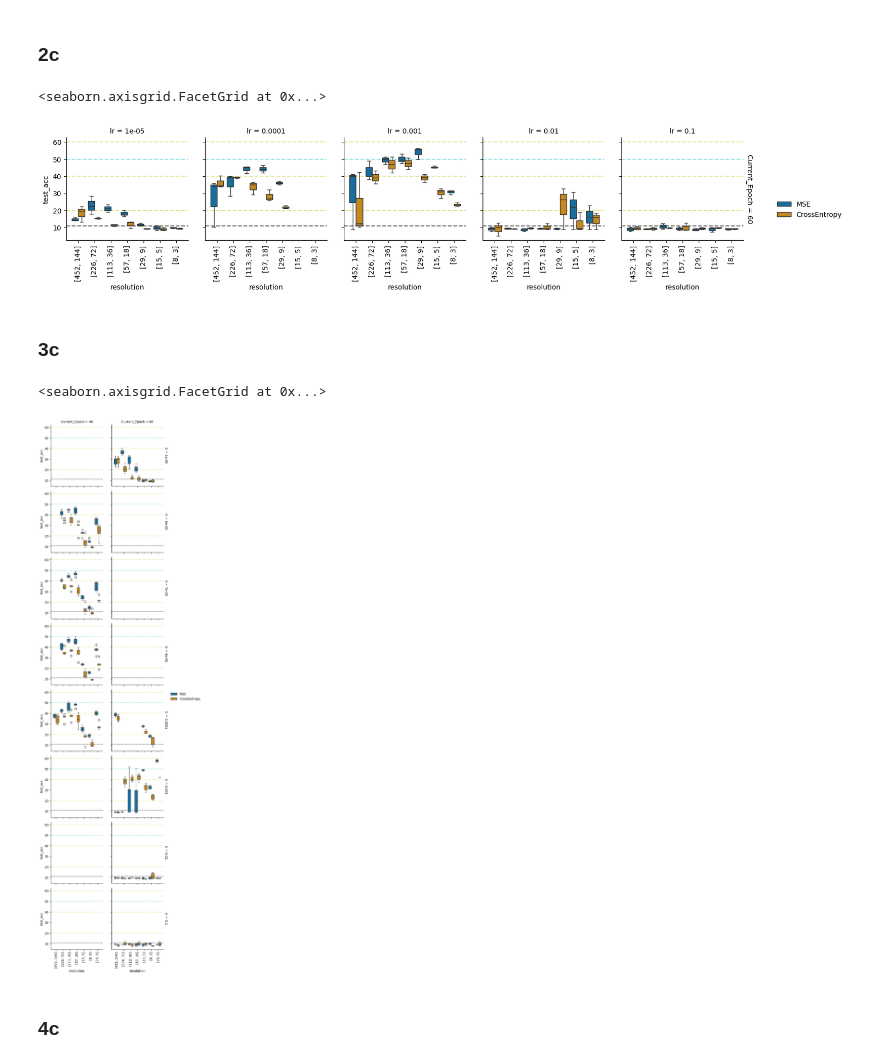
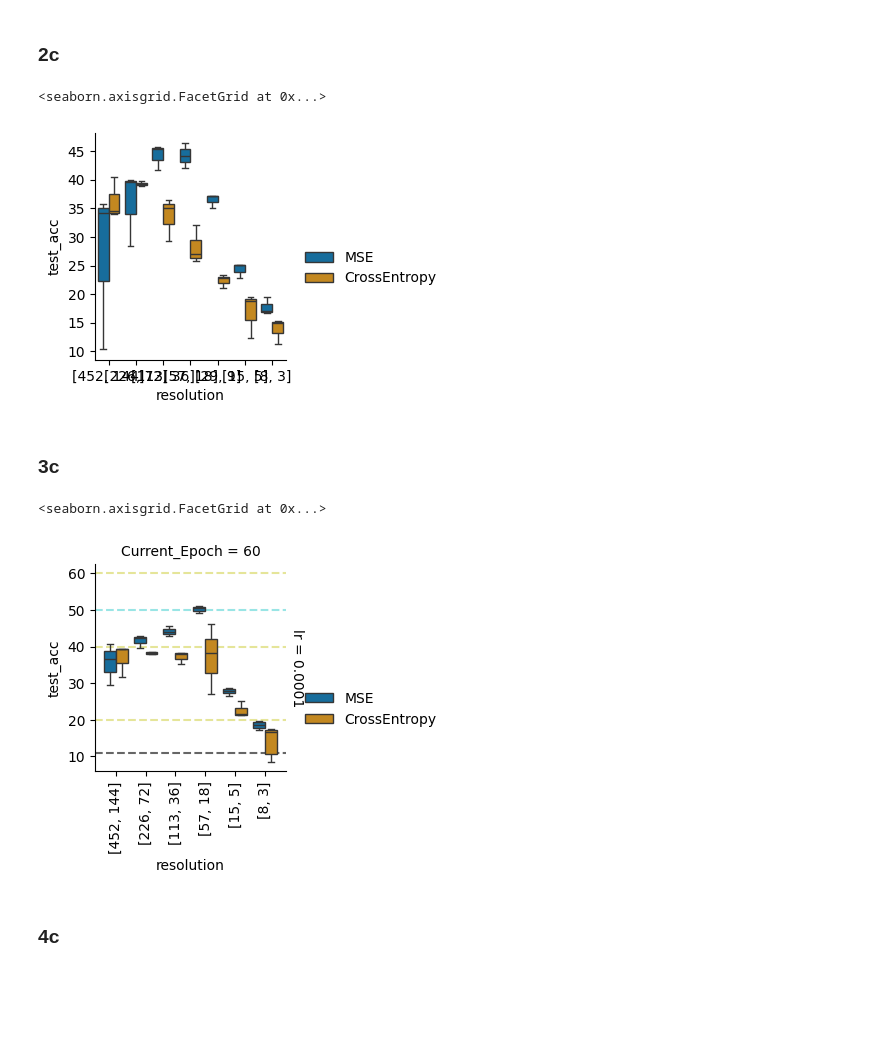
Before and after one commit to Naybellez/antvis, a Jupyter notebook: optics/Captains_Log/CaptainsLog_startdate_030625.ipynb, the cells around one changed output. Cells and saved outputs as stored; diff of their text form; code cells hidden in the pictures; blank space fills up the shorter version.

Commit message:
talked to cluade, have new version of kemal code should be more efficient. other models still running. made some updated graphs in captains log. made new log for this week.

```diff
--- a/optics/Captains_Log/CaptainsLog_startdate_030625.ipynb
+++ b/optics/Captains_Log/CaptainsLog_startdate_030625.ipynb
@@ -109,11 +109,13 @@ file_path_b_2c2l_22672_3 = r'.././res_big_loop_saves/models/batch/2c2l/2c2l_[226
 file_path_b_2c2l_11336_1 = r'.././res_big_loop_saves/models/batch/2c2l/2c2l_[113, 36]_2024-04-24.csv'
 file_path_b_2c2l_11336_2 = r'.././res_big_loop_saves/models/batch/2c2l/2c2l_[113, 36]_2024-05-22.csv'
 file_path_b_2c2l_11336_3 = r'.././res_big_loop_saves/models/batch/2c2l/2c2l_[113, 36]_2024-06-03.csv'
+file_path_b_2c2l_11336_4 = r'.././res_big_loop_saves/models/batch/2c2l/2c2l_[113, 36]_2024-06-06.csv'
 
 
 file_path_b_2c2l_5718 = r'.././res_big_loop_saves/models/batch/2c2l/2c2l_[57, 18]_2024-04-24.csv'
 file_path_b_2c2l_5718_2 = r'.././res_big_loop_saves/models/batch/2c2l/2c2l_[57, 18]_2024-05-22.csv'
 file_path_b_2c2l_5718_3 = r'.././res_big_loop_saves/models/batch/2c2l/2c2l_[57, 18]_2024-06-03.csv'
+file_path_b_2c2l_5718_4 = r'.././res_big_loop_saves/models/batch/2c2l/2c2l_[57, 18]_2024-06-06.csv'
 
 
 file_path_b_2c2l_299 = r'.././res_big_loop_saves/models/batch/2c2l/2c2l_[29, 9]_2024-04-24.csv'
@@ -122,10 +124,12 @@ file_path_b_2c2l_299_3 =  r'.././res_big_loop_saves/models/batch/2c2l/2c2l_[29,
 
 file_path_b_2c2l_155 = r'.././res_big_loop_saves/models/batch/2c2l/2c2l_[15, 5]_2024-04-24.csv'
 file_path_b_2c2l_155_2 =  r'.././res_big_loop_saves/models/batch/2c2l/2c2l_[15, 5]_2024-05-22.csv'
+file_path_b_2c2l_155_3 =  r'.././res_big_loop_saves/models/batch/2c2l/2c2l_[15, 5]_2024-06-03.csv'
 
 
 file_path_b_2c2l_83 = r'.././res_big_loop_saves/models/batch/2c2l/2c2l_[8, 3]_2024-04-24.csv'
 file_path_b_2c2l_83_2 = r'.././res_big_loop_saves/models/batch/2c2l/2c2l_[8, 3]_2024-05-22.csv'
+file_path_b_2c2l_83_3 = r'.././res_big_loop_saves/models/batch/2c2l/2c2l_[8, 3]_2024-06-03.csv'
 
 
 
@@ -149,15 +153,16 @@ df_b_2c2l_22672 = df_b_2c2l_22672.fillna(0)
 df_b_2c2l_11336_1 = pd.read_csv(file_path_b_2c2l_11336_1)
 df_b_2c2l_11336_2 = pd.read_csv(file_path_b_2c2l_11336_2)
 df_b_2c2l_11336_3 = pd.read_csv(file_path_b_2c2l_11336_3)
-df_b_2c2l_11336 = pd.concat([df_b_2c2l_11336_1, df_b_2c2l_11336_2, df_b_2c2l_11336_3], ignore_index=True)
-
+df_b_2c2l_11336_4 = pd.read_csv(file_path_b_2c2l_11336_4)
+df_b_2c2l_11336 = pd.concat([df_b_2c2l_11336_1, df_b_2c2l_11336_2, df_b_2c2l_11336_3,df_b_2c2l_11336_4], ignore_index=True)
 df_b_2c2l_11336 = df_b_2c2l_11336.drop_duplicates(subset=None, keep='first', inplace=False, ignore_index=True)
 df_b_2c2l_11336 = df_b_2c2l_11336.fillna(0)
 
 df_b_2c2l_5718_1 = pd.read_csv(file_path_b_2c2l_5718)
 df_b_2c2l_5718_2 = pd.read_csv(file_path_b_2c2l_5718_2)
 df_b_2c2l_5718_3 = pd.read_csv(file_path_b_2c2l_5718_3)
-df_b_2c2l_5718 = pd.concat([df_b_2c2l_5718_1, df_b_2c2l_5718_2, df_b_2c2l_5718_3], ignore_index=True)
+df_b_2c2l_5718_4 = pd.read_csv(file_path_b_2c2l_5718_4)
+df_b_2c2l_5718 = pd.concat([df_b_2c2l_5718_1, df_b_2c2l_5718_2, df_b_2c2l_5718_3, df_b_2c2l_5718_4], ignore_index=True)
 
 df_b_2c2l_5718 = df_b_2c2l_5718.drop_duplicates(subset=None, keep='first', inplace=False, ignore_index=True)
 df_b_2c2l_5718 = df_b_2c2l_5718.fillna(0)
@@ -172,14 +177,16 @@ df_b_2c2l_299 = df_b_2c2l_299.fillna(0)
 
 df_b_2c2l_155_1 = pd.read_csv(file_path_b_2c2l_155)
 df_b_2c2l_155_2 = pd.read_csv(file_path_b_2c2l_155_2)
-df_b_2c2l_155 = pd.concat([df_b_2c2l_155_1, df_b_2c2l_155_2], ignore_index=True)
+df_b_2c2l_155_3 = pd.read_csv(file_path_b_2c2l_155_3)
+df_b_2c2l_155 = pd.concat([df_b_2c2l_155_1, df_b_2c2l_155_2,df_b_2c2l_155_3], ignore_index=True)
 
 df_b_2c2l_155 = df_b_2c2l_155.drop_duplicates(subset=None, keep='first', inplace=False, ignore_index=True)
 df_b_2c2l_155 = df_b_2c2l_155.fillna(0)
 
 df_b_2c2l_83_1 = pd.read_csv(file_path_b_2c2l_83)
 df_b_2c2l_83_2 = pd.read_csv(file_path_b_2c2l_83_2)
-df_b_2c2l_83 = pd.concat([df_b_2c2l_83_1, df_b_2c2l_83_2], ignore_index=True)
+df_b_2c2l_83_3 = pd.read_csv(file_path_b_2c2l_83_3)
+df_b_2c2l_83 = pd.concat([df_b_2c2l_83_1, df_b_2c2l_83_2, df_b_2c2l_83_3], ignore_index=True)
 
 df_b_2c2l_83 = df_b_2c2l_83.drop_duplicates(subset=None, keep='first', inplace=False, ignore_index=True)
 df_b_2c2l_83 = df_b_2c2l_83.fillna(0)
@@ -188,24 +195,25 @@ fir_2c2l = pd.concat([df_b_2c2l_452144, df_b_2c2l_22672, df_b_2c2l_11336, df_b_2
 # remove wd and ched vals
 df_all_b_2c = fir_2c2l[(fir_2c2l['wd']==0)&(fir_2c2l['scheduler value']==0)]
 # %%
+df_all_b_2c_1e4 = df_all_b_2c[(df_all_b_2c['lr'] == 1e-4)&(df_all_b_2c['Current_Epoch']==60)]
 
-g= sns.FacetGrid(df_all_b_2c,col='lr', row= "Current_Epoch", margin_titles=True, legend_out=True)
+g= sns.FacetGrid(df_all_b_2c_1e4, margin_titles=True, legend_out=True) #col='lr',  row= "Current_Epoch",
 
-g.map(sns.boxplot, "resolution", "test_acc", hue=df_all_b_2c["loss_fn"], palette="colorblind")
+g.map(sns.boxplot, "resolution", "test_acc", hue=df_all_b_2c_1e4["loss_fn"], palette="colorblind")
 
 for ax in g.axes_dict.values():
     g.tick_params(axis='x', rotation=90)
     ax.axline((0, 11), slope=0, c="0.4", ls="--", zorder=0)
     ax.axline((0, 50), slope=0, c=("c",0.4), ls="--", zorder=0)
     #ax.axline((0, 50), slope=0, c=("c", 0.2), ls="--", zorder=0)
     ax.axline((0, 20), slope=0, c=("y",0.4), ls="--", zorder=0)
     ax.axline((0, 40), slope=0, c=("y",0.4), ls="--", zorder=0)
     ax.axline((0, 60), slope=0, c=("y",0.4), ls="--", zorder=0)
 
 g.add_legend()
 # %% [output]
 <seaborn.axisgrid.FacetGrid at 0x...>
-[figure, old version]
+[figure, new version]
 # %% [markdown]
 ### 3c
 # %%
@@ -275,10 +289,11 @@ df_fir_3c_sameparams1 = fir_3x_al[(fir_3x_al['wd']==0)&(fir_3x_al['scheduler val
 
 df_all_b_3c = pd.concat([df_3c_sameparams1, df_fir_3c_sameparams1], ignore_index=True)
 # %%
+df_all_b_3c_e4 = df_all_b_3c[(df_all_b_3c['lr']==1e-4)&(df_all_b_3c['Current_Epoch']== 60)]
 
-g= sns.FacetGrid(df_all_b_3c,col='Current_Epoch', row= "lr", margin_titles=True, legend_out=True)
+g= sns.FacetGrid(df_all_b_3c_e4,col='Current_Epoch', row= "lr", margin_titles=True, legend_out=True)
 
-g.map(sns.boxplot, "resolution", "test_acc", hue=df_all_b_3c["loss_fn"], palette="colorblind")
+g.map(sns.boxplot, "resolution", "test_acc", hue=df_all_b_3c_e4["loss_fn"], palette="colorblind")
 
 for ax in g.axes_dict.values():
     g.tick_params(axis='x', rotation=90)
@@ -292,7 +307,7 @@ for ax in g.axes_dict.values():
 g.add_legend()
 # %% [output]
 <seaborn.axisgrid.FacetGrid at 0x...>
-[figure, old version]
+[figure, new version]
 # %% [markdown]
 ### 4c
 # %%
```
Also changed, not shown: parts of 18 cells of this notebook, 1 other file.
